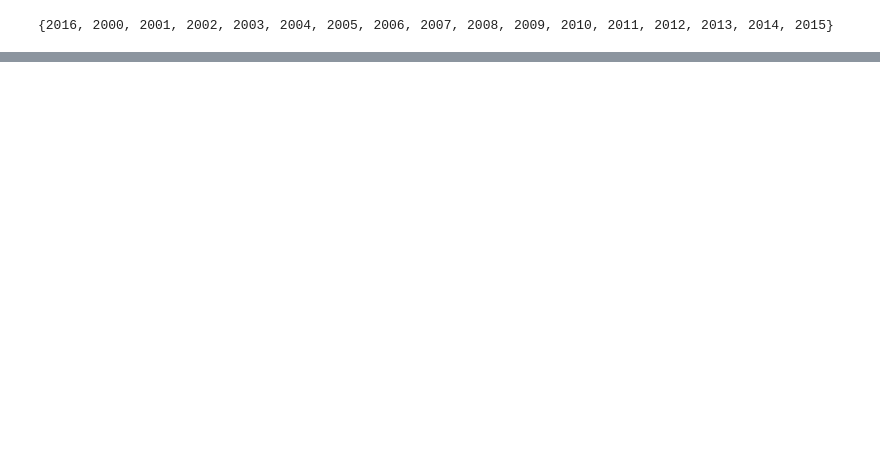
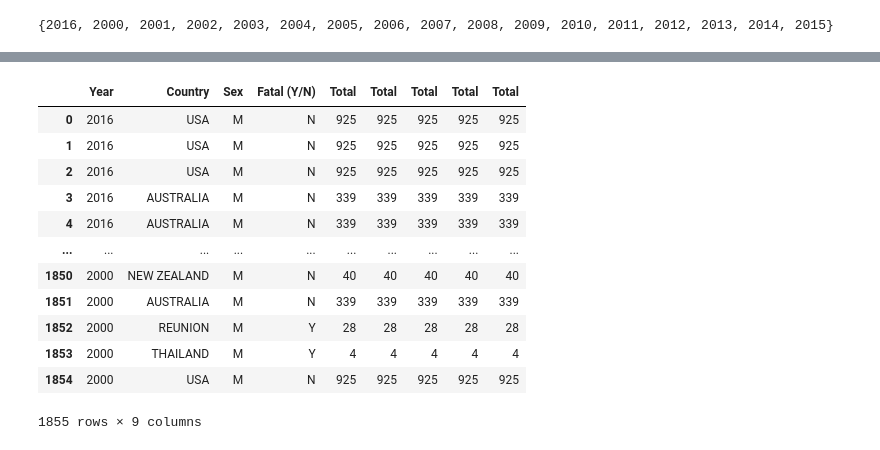
Before and after one commit to seorakwon/pandas-project, a Jupyter notebook: jupyter/my code.ipynb, the cells around one changed output, grey strips where cells are left out. Drawn from its saved outputs; the diff is of its cells as text; code cells hidden in the pictures; blank space fills up the shorter version.

```diff
--- a/jupyter/my code.ipynb
+++ b/jupyter/my code.ipynb
@@ -211,0 +259,5 @@ dtype: int64
+# %%
+data8 = data7.set_value([341, 1363], 'Sex', "M")
+data8
+
+print(set(data8['Sex']))
@@ -211,0 +291,4 @@ dtype: int64
+# %%
+
+data9 = data8.replace(np.nan, "UNKNOWN")
+data9
@@ -224,0 +325,3 @@ data51
+# %%
+data9['Country'] = data9['Country'].str.upper()
+print(data9)
@@ -236,0 +347,4 @@ KeyError: 'Fatal(Y/N)'
+# %%
+data9.Country = data9.Country.replace({"ST. MAARTIN": "ST. MARTIN", 'DIEGO GARCIA':'UNKNOWN', 'MEXICO ':'MEXICO', ' TONGA':'TONGA'})
+
+print(set(data9['Country']))
@@ -236,0 +369,17 @@ KeyError: 'Fatal(Y/N)'
+# %%
+data9["Country"].value_counts().sort_index()
+data9
+# %% [output]
+|  | Year | Country | Sex | Fatal (Y/N) | Total | Total | Total | Total | Total |
+| 0 | 2016 | USA | M | N | 925 | 925 | 925 | 925 | 925 |
+| 1 | 2016 | USA | M | N | 925 | 925 | 925 | 925 | 925 |
+| 2 | 2016 | USA | M | N | 925 | 925 | 925 | 925 | 925 |
+| 3 | 2016 | AUSTRALIA | M | N | 339 | 339 | 339 | 339 | 339 |
+| 4 | 2016 | AUSTRALIA | M | N | 339 | 339 | 339 | 339 | 339 |
+| ... | ... | ... | ... | ... | ... | ... | ... | ... | ... |
+| 1850 | 2000 | NEW ZEALAND | M | N | 40 | 40 | 40 | 40 | 40 |
+| 1851 | 2000 | AUSTRALIA | M | N | 339 | 339 | 339 | 339 | 339 |
+| 1852 | 2000 | REUNION | M | Y | 28 | 28 | 28 | 28 | 28 |
+| 1853 | 2000 | THAILAND | M | Y | 4 | 4 | 4 | 4 | 4 |
+| 1854 | 2000 | USA | M | N | 925 | 925 | 925 | 925 | 925 |
+1855 rows × 9 columns
```
Also changed, not shown: parts of 34 cells of this notebook.
